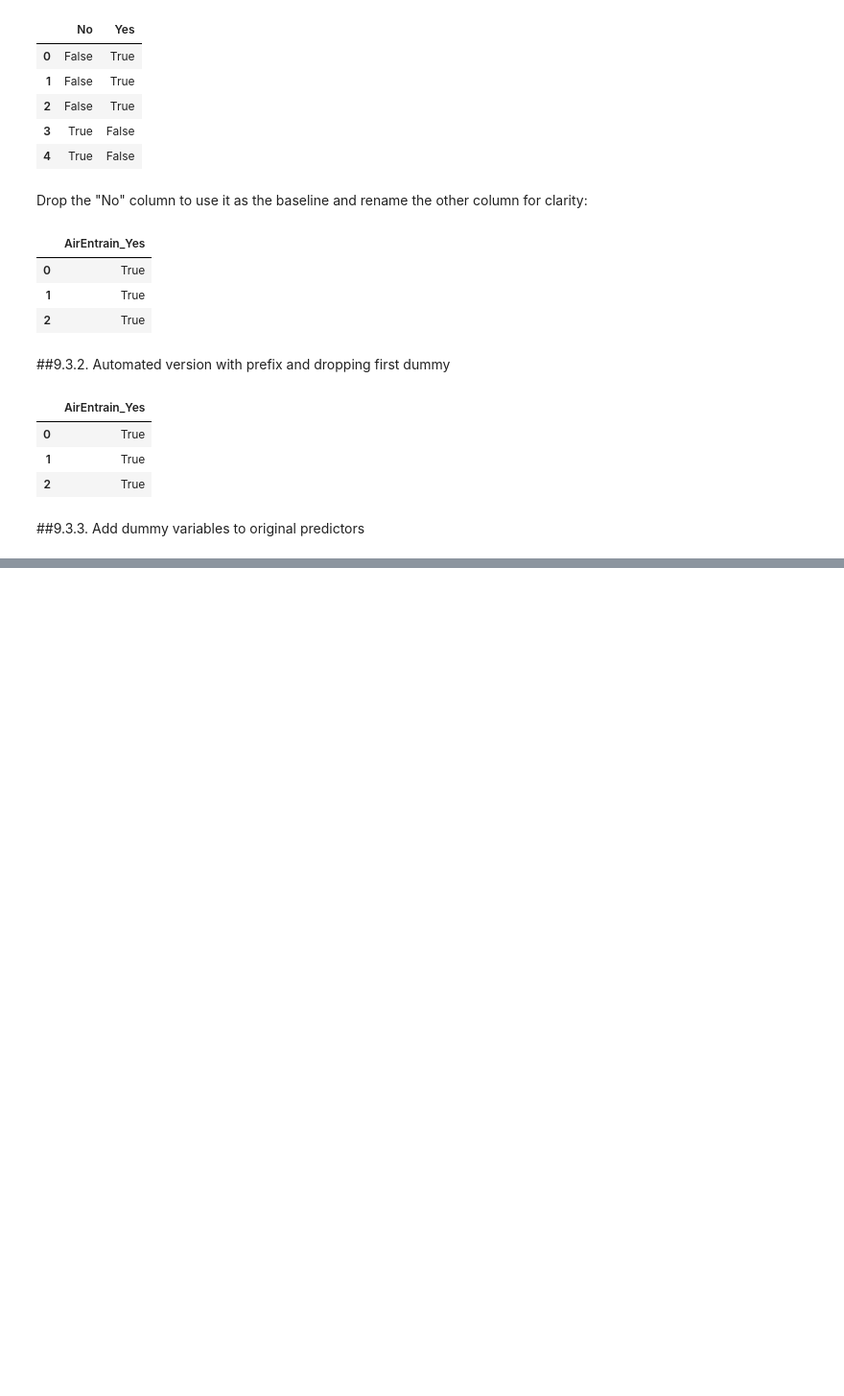
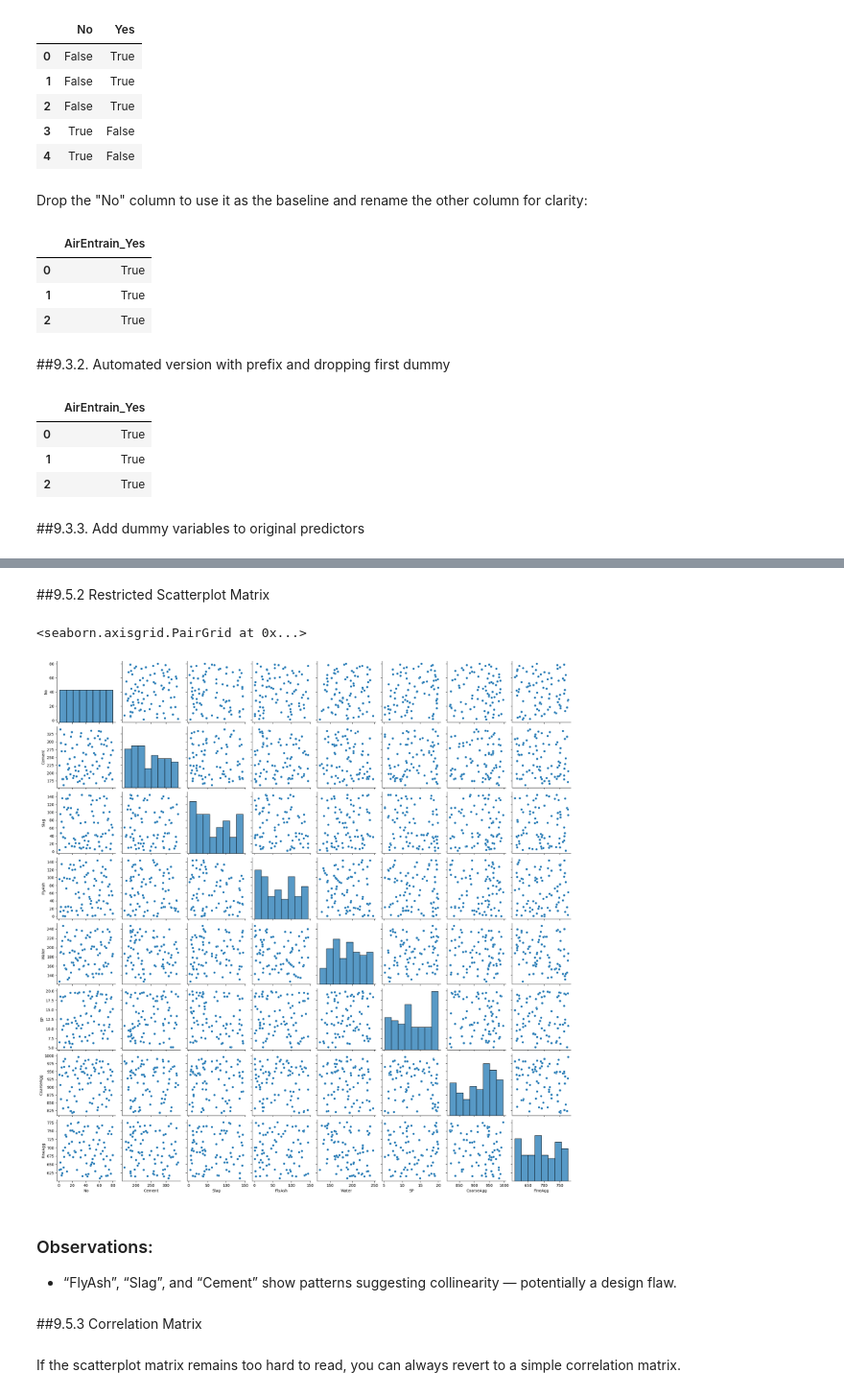
Before and after one commit to Aishaamalik/Data-Analysis-Intern, a Jupyter notebook: week_0.ipynb, the cells around one changed output, grey strips where cells are left out. Shown at 96% size. Saved outputs shown, nothing was run; the diff lists cells and outputs as text; code cells hidden in the pictures; blank space fills up the shorter version.

```diff
--- a/week_0.ipynb
+++ b/week_0.ipynb
@@ -2014,0 +2138,17 @@ fullX.head()
+# %% [markdown]
+##9.5.2 Restricted Scatterplot Matrix
+# %%
+# Select fewer variables to improve clarity
+subset = ['No', 'Cement', 'Slag', 'FlyAsh', 'Water', 'SP', 'CoarseAgg', 'FineAgg']
+sns.pairplot(X[subset])
+# %% [output]
+<seaborn.axisgrid.PairGrid at 0x...>
+[figure, added]
+# %% [markdown]
+### Observations:
+
+- “FlyAsh”, “Slag”, and “Cement” show patterns suggesting collinearity — potentially a design flaw.
+# %% [markdown]
+##9.5.3 Correlation Matrix
+# %% [markdown]
+If the scatterplot matrix remains too hard to read, you can always revert to a simple correlation matrix.
```
Also changed, not shown: parts of 59 cells of this notebook.
